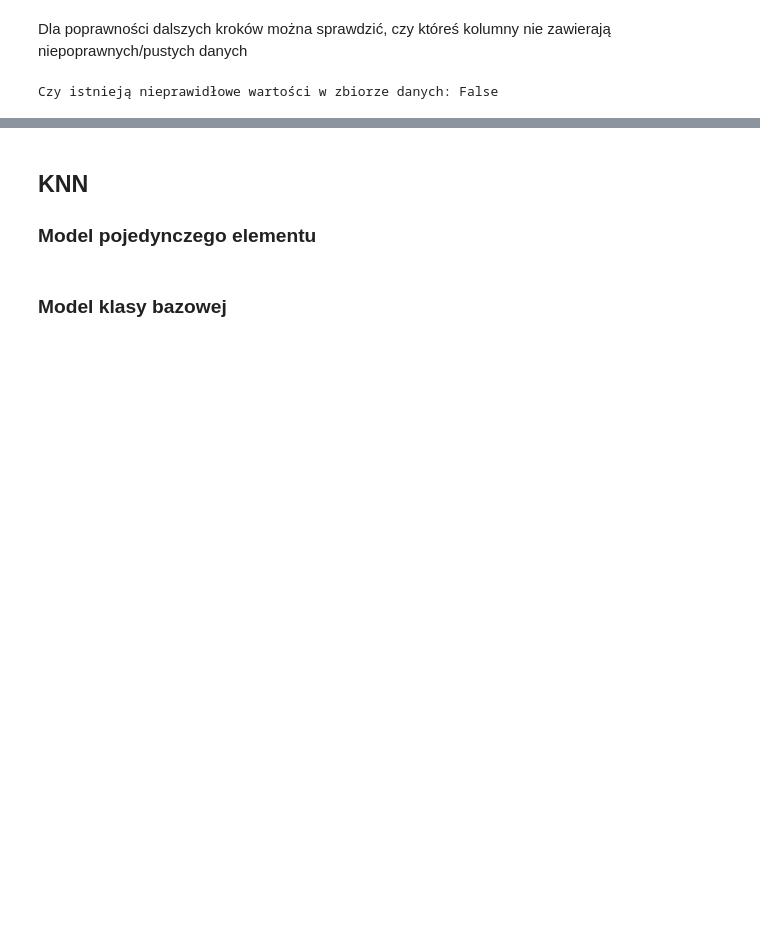
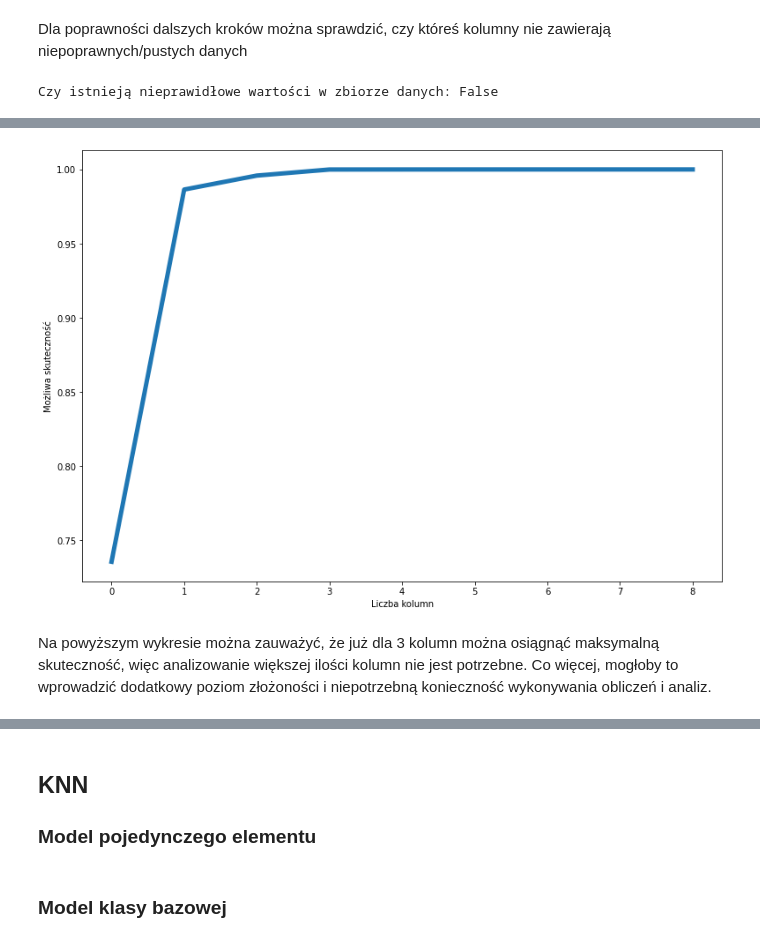
Before and after one commit to emesiarze/startup-data-analysis, a Jupyter notebook: kickstarter-analysis.ipynb, the cells around one changed output, grey strips where cells are left out. Drawn from its saved outputs; the diff is of its cells as text; code cells hidden in the pictures; blank space fills up the shorter version.

```diff
--- a/kickstarter-analysis.ipynb
+++ b/kickstarter-analysis.ipynb
@@ -182,0 +177,40 @@ features_scaled = scaler.fit_transform(features)
+# %%
+all_columns = [
+    'deadline',
+    'currency',
+    'pledged_ratio',
+    'state',
+    'pledged',
+    'backers',
+    'goal',
+    'main_category',
+    'country',
+    'launched',
+]
+
+features_columns = [
+    'deadline',
+    'currency',
+    'pledged_ratio',
+    'pledged',
+    'backers',
+    'goal',
+    'main_category',
+    'country',
+    'launched',
+]
+
+labels_columns = ['state']
+
+features = df_train[features_columns]
+labels = df_train[labels_columns]
+
+pca = PCA().fit(features, labels)
+plt.plot(np.cumsum(pca.explained_variance_ratio_), linewidth=5.0)
+plt.xlabel('Liczba kolumn')
+plt.ylabel('Możliwa skuteczność')
+plt.show()
+# %% [output]
+[figure, added]
+# %% [markdown]
+Na powyższym wykresie można zauważyć, że już dla 3 kolumn można osiągnąć maksymalną skuteczność, więc analizowanie większej ilości kolumn nie jest potrzebne. Co więcej, mogłoby to wprowadzić dodatkowy poziom złożoności i niepotrzebną konieczność wykonywania obliczeń i analiz.
```
Also changed, not shown: parts of 51 cells of this notebook.
